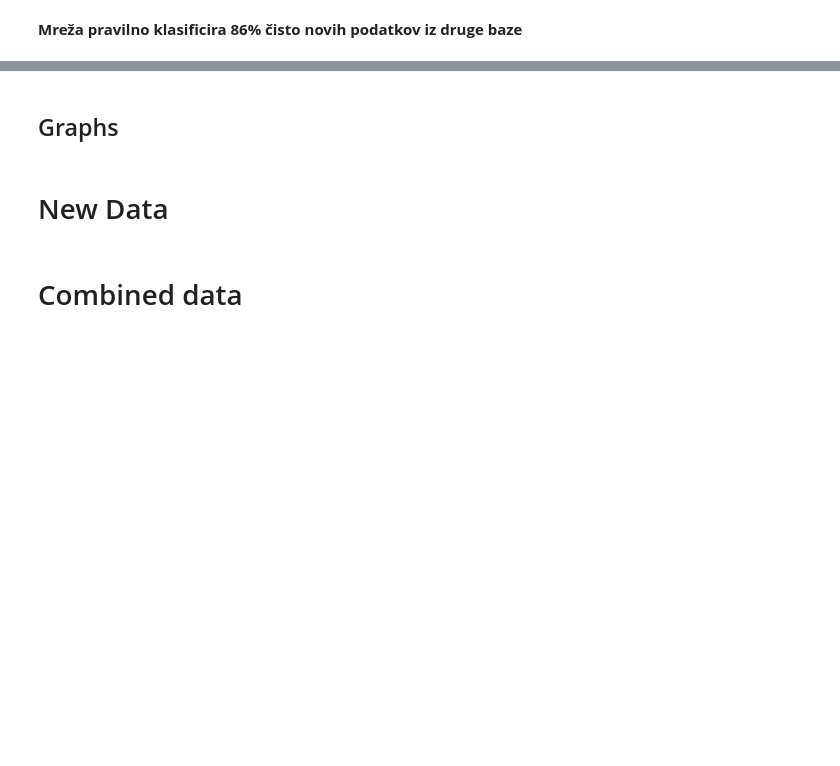
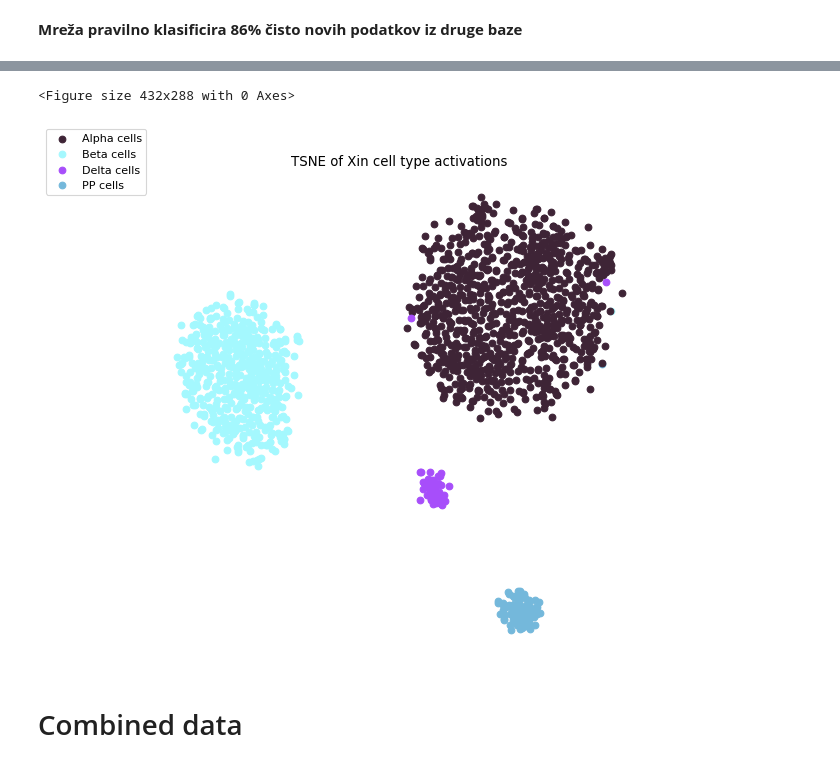
Before and after one commit to LongarMD/MarkerGenes, a Jupyter notebook: Example.ipynb, the cells around one changed output, grey strips where cells are left out. Drawn from its saved outputs; the diff is of its cells as text; code cells hidden in the pictures; blank space fills up the shorter version.

```diff
--- a/Example.ipynb
+++ b/Example.ipynb
@@ -176,30 +231,0 @@ saly.get_results(xin_labels, xin_cell_activations, markers, marker_aliases)
-# %% [markdown]
-## Graphs
-# %%
-import random
-
-def get_random_color(pastel_factor = 0.5):
-    pastel_factor = random.uniform(0, 1.0)
-    return [(x+pastel_factor)/(1.0+pastel_factor) for x in [random.uniform(0,1.0) for i in [1,2,3]]]
-
-colours = {}
-for label in graph_labels.unique():
-    colour = (get_random_color())
-    colours.update({label:colour})
-
-fig = plt.figure()
-ax = fig.add_subplot(111)
-
-x = list(range(0, len(colours.values()) * 2, 2))
-y = [0]*len(x)
-c = list(colours.values())
-
-ax.scatter(x,y,s=400,c=c)
-ax.set_title('Plot with Different Marker Color, matplotlib and plotly')
-
-plt.show()
-# %%
-import pickle
-
-pickle_in = open("Data/Marker_Colours.pickle","rb")
-colours = pickle.load(pickle_in)
@@ -237,4 +232,5 @@ def draw_graph(x, y, model, colours, graph_name=''):
 # %%
-draw_graph(cell_activations, graph_labels, tnse, colours, graph_name='TSNE of marker activations')
+saly.draw_embedding(xin_cell_activations, xin_labels, tnse, colours, graph_name='TSNE of Xin cell type activations')
+# %% [output]
+<Figure size 432x288 with 0 Axes>
+[figure, added]
-# %% [markdown]
-# New Data
```
Also changed, not shown: parts of 31 cells of this notebook, 3 other files.
